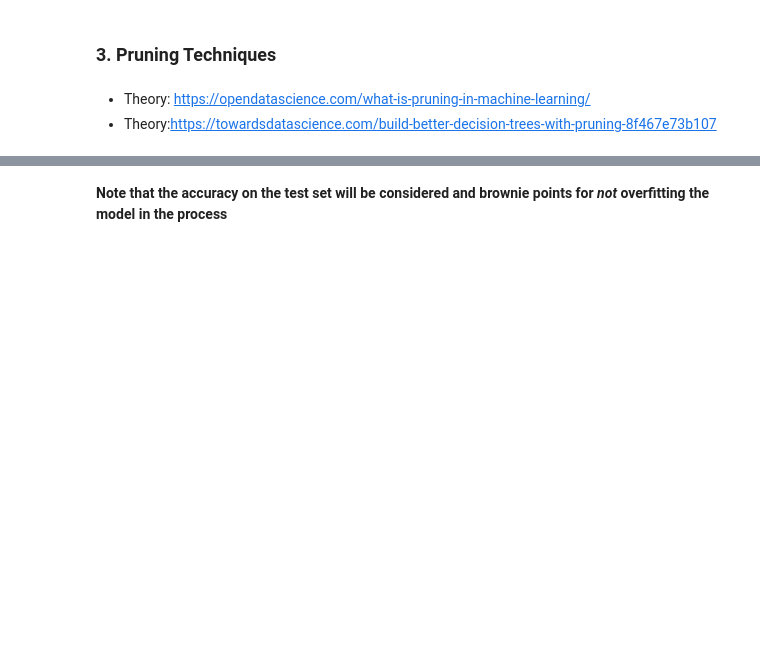
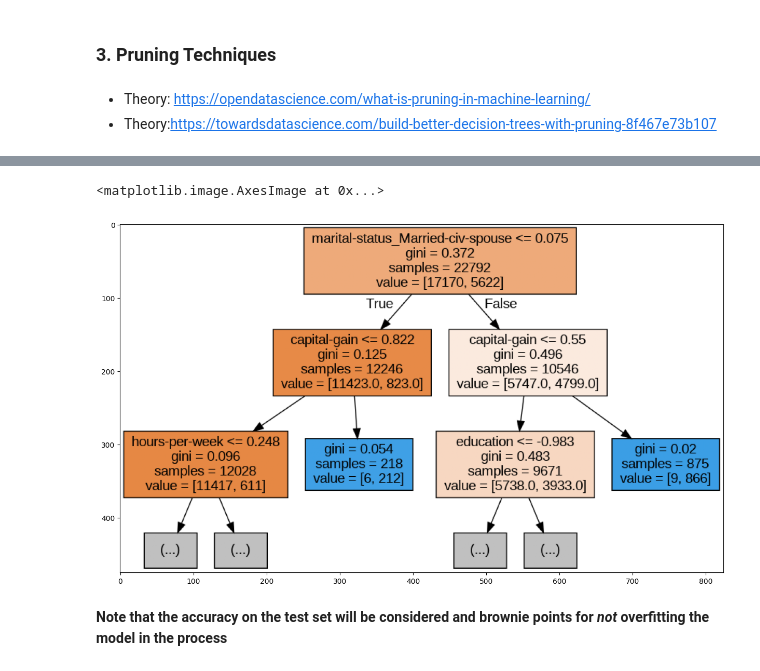
Before and after one commit to Hitansh-2006/SynapseLP, a Jupyter notebook: Copy_of_Synapse_LP_Task_4.ipynb, the cells around one changed output, grey strips where cells are left out. Cells and saved outputs as stored; diff of their text form; code cells hidden in the pictures; blank space fills up the shorter version.

```diff
--- a/Copy_of_Synapse_LP_Task_4.ipynb
+++ b/Copy_of_Synapse_LP_Task_4.ipynb
@@ -563,0 +577,14 @@ Ans:
+# %%
+#implement pruning
+from sklearn.tree import DecisionTreeClassifier
+from sklearn.model_selection import GridSearchCV
+from sklearn.metrics import make_scorer, accuracy_score
+
+ccp_alphas = dtc_model.cost_complexity_pruning_path(X_train, y_train)["ccp_alphas"]
+param_grid = {"ccp_alpha": ccp_alphas}
+ccp_grid_alpha_search = GridSearchCV(
+    estimator=DecisionTreeClassifier(random_state=10),
+    scoring=make_scorer(accuracy_score),
+    param_grid=param_grid
+)
+ccp_grid_alpha_search.fit(X_train, y_train)
@@ -564,3 +605,6 @@ Ans:
 # %%
 #before plotting a tree you will need to first convert your X_train and X_test to DataFrame (Explain WHY (Hint: You made one tree before and it worked fine so it has to do with something you did after..Explore))
 #Code to convert it here:
+
+X_train = pd.DataFrame(scaler.fit_transform(X_train), columns=X.columns)
+X_test = pd.DataFrame(scaler.transform(X_test), columns=X.columns)
@@ -569,3 +611,16 @@ Ans:
+# %%
+#plot a tree (image) similar to one created for decision tree (graphwiz) for the pruning technique
+ccp_grid_alpha_search.best_params_
+best_ccp_alpha_tree = ccp_grid_alpha_search.best_estimator_
+
+best_decision_tree = tree.export_graphviz(best_ccp_alpha_tree, out_file='best_tree.dot', feature_names=X_train.columns, max_depth=2, filled=True)
+!dot -Tpng best_tree.dot -o best_tree.png # to convert the file
+image = plt.imread('best_tree.png')
+plt.figure(figsize=(15,15))
+plt.imshow(image)
+# %% [output]
+<matplotlib.image.AxesImage at 0x...>
+[figure, added]
 # %% [markdown]
 <b>Note that the accuracy on the test set will be considered and brownie points for *not* overfitting the model in the process</b>
 # %% [markdown]
```
Also changed, not shown: parts of 17 cells of this notebook.
